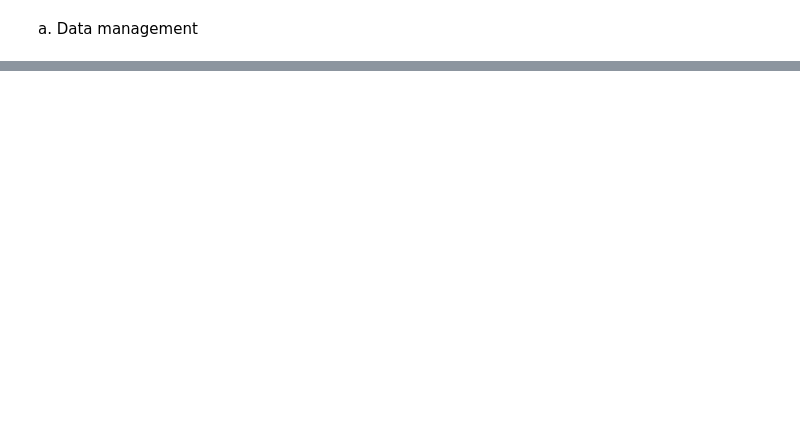
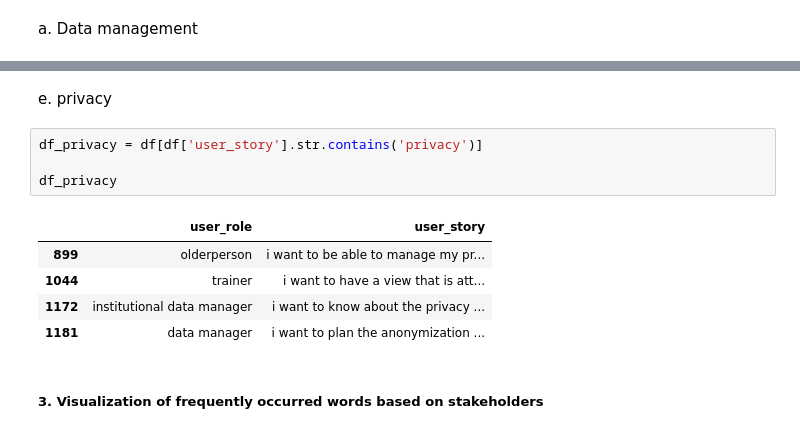
Before and after one commit to prvn-codes/18xd82-nlp-hackathon, a Jupyter notebook: 18pd26-hackathon.ipynb, the cells around one changed output, grey strips where cells are left out. Cells and saved outputs as stored; diff of their text form; blank space fills up the shorter version.

```diff
--- a/18pd26-hackathon.ipynb
+++ b/18pd26-hackathon.ipynb
@@ -123,0 +162,14 @@ df[df['user_role'] == 'data manager']
+# %% [markdown]
+e. privacy
+# %%
+df_privacy = df[df['user_story'].str.contains('privacy')]
+
+df_privacy
+# %% [output]
+|  | user_role | user_story |
+| 899 | olderperson | i want to be able to manage my pr... |
+| 1044 | trainer | i want to have a view that is att... |
+| 1172 | institutional data manager | i want to know about the privacy ... |
+| 1181 | data manager | i want to plan the anonymization ... |
+# %% [markdown]
+##### 3. Visualization of frequently occurred words based on stakeholders
```
Also changed, not shown: parts of 16 cells of this notebook, 3 other files.
